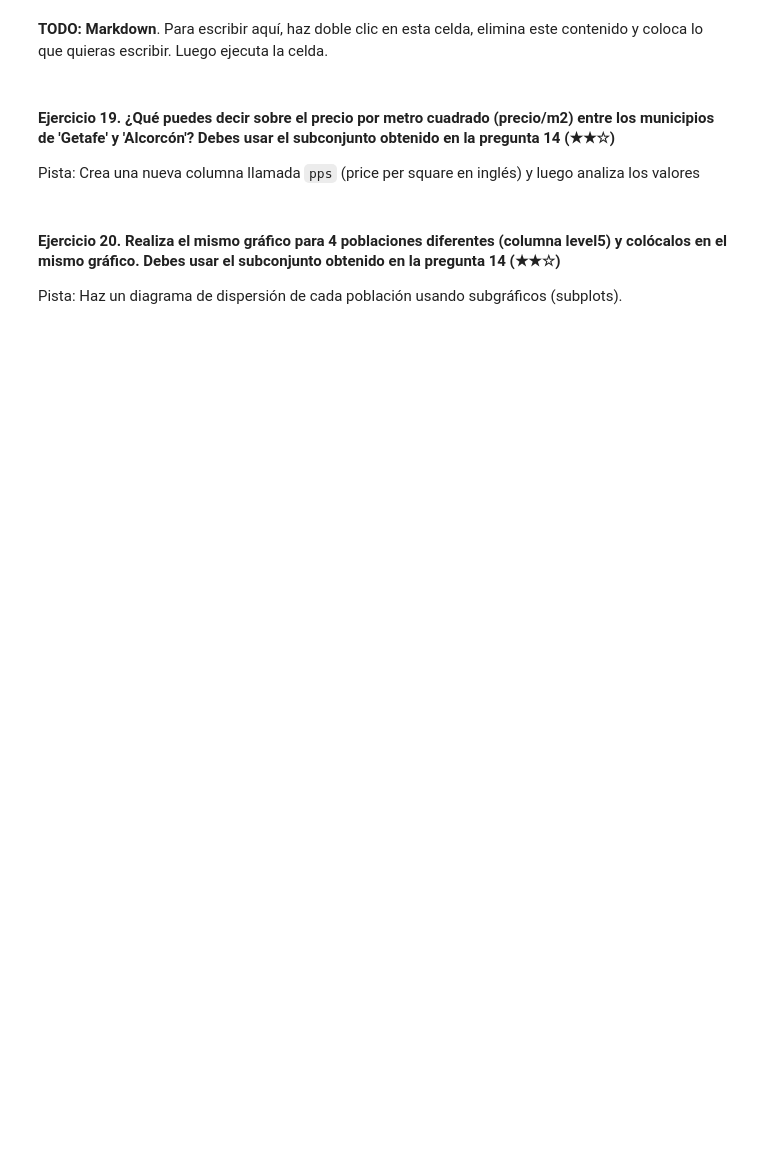
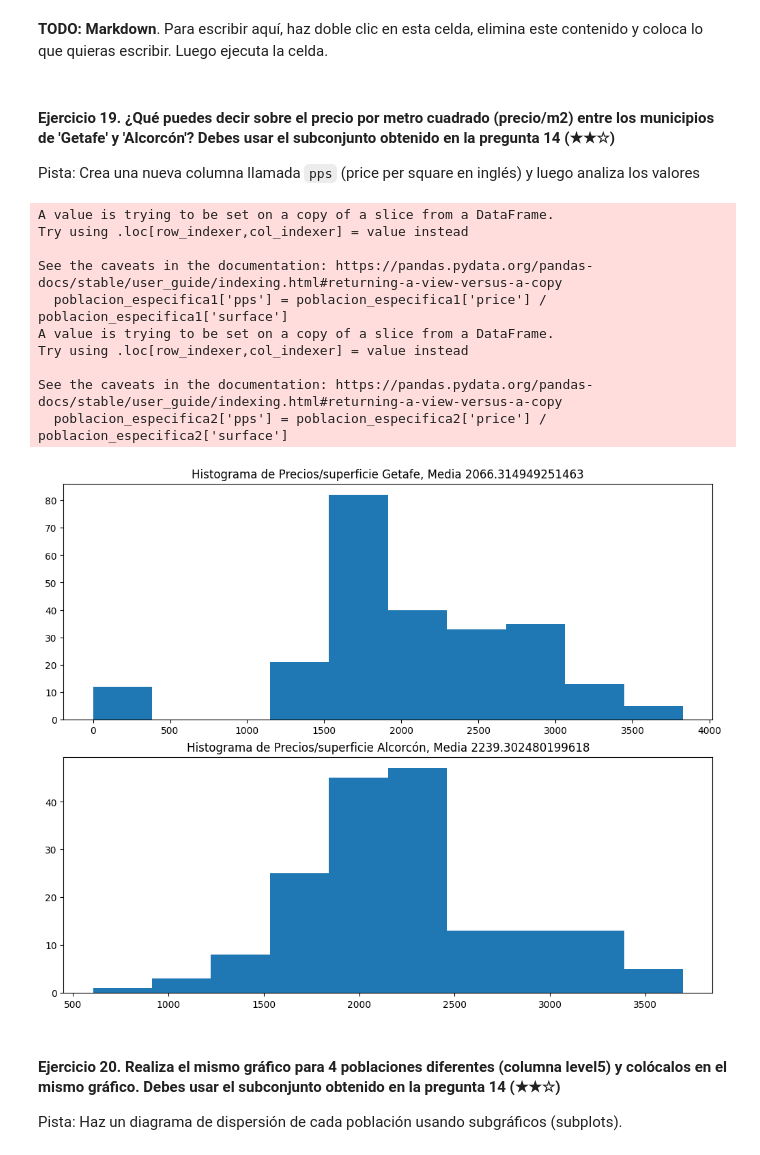
Before and after one commit to 4GeeksAcademy/realestate-datacleanup-exercise-HectorPostigo, a Jupyter notebook: project.es.ipynb, the cells around one changed output. Drawn from its saved outputs; the diff is of its cells as text; code cells hidden in the pictures; blank space fills up the shorter version.

```diff
--- a/project.es.ipynb
+++ b/project.es.ipynb
@@ -357,6 +455,38 @@ Pista: Puedes ayudarte revisando la demostración multihist de Matplotlib.
 Pista: Crea una nueva columna llamada `pps` (price per square en inglés) y luego analiza los valores
 # %%
 # TODO
+poblacion_especifica1=cinturon_sur[(cinturon_sur['level5'] == 'Getafe')]
+poblacion_especifica1['pps'] = poblacion_especifica1['price'] / poblacion_especifica1['surface']
+media1=poblacion_especifica1['pps'].mean()
+poblacion_especifica2=cinturon_sur[(cinturon_sur['level5'] == 'Alcorcón')]
+poblacion_especifica2['pps'] = poblacion_especifica2['price'] / poblacion_especifica2['surface']
+media2=poblacion_especifica2['pps'].mean()
+
+fig, axs = plt.subplots(2, 1, figsize=(10, 4 * 2), constrained_layout=True)
+
+axs[0].hist(poblacion_especifica1['pps'])
+axs[0].set_title(f'Histograma de Precios/superficie Getafe, Media {media1}')
+
+axs[1].hist(poblacion_especifica2['pps'])
+axs[1].set_title(f'Histograma de Precios/superficie Alcorcón, Media {media2}')
+
+
+plt.show()
+
+
+'''En Alcorcó la media es mayor y esta mas centrado el precio por metro cuadrado en cabio en Getafe hay mayor dispersion'''
+# %% [output]
+A value is trying to be set on a copy of a slice from a DataFrame.
+Try using .loc[row_indexer,col_indexer] = value instead
+
+See the caveats in the documentation: https://pandas.pydata.org/pandas-docs/stable/user_guide/indexing.html#returning-a-view-versus-a-copy
+  poblacion_especifica1['pps'] = poblacion_especifica1['price'] / poblacion_especifica1['surface']
+A value is trying to be set on a copy of a slice from a DataFrame.
+Try using .loc[row_indexer,col_indexer] = value instead
+
+See the caveats in the documentation: https://pandas.pydata.org/pandas-docs/stable/user_guide/indexing.html#returning-a-view-versus-a-copy
+  poblacion_especifica2['pps'] = poblacion_especifica2['price'] / poblacion_especifica2['surface']
+[figure, added]
 # %% [markdown]
 #### Ejercicio 20. Realiza el mismo gráfico para 4 poblaciones diferentes (columna level5) y colócalos en el mismo gráfico. Debes usar el subconjunto obtenido en la pregunta 14 (★★☆)
 Pista: Haz un diagrama de dispersión de cada población usando subgráficos (subplots).
```
Also changed, not shown: parts of 10 cells of this notebook.
